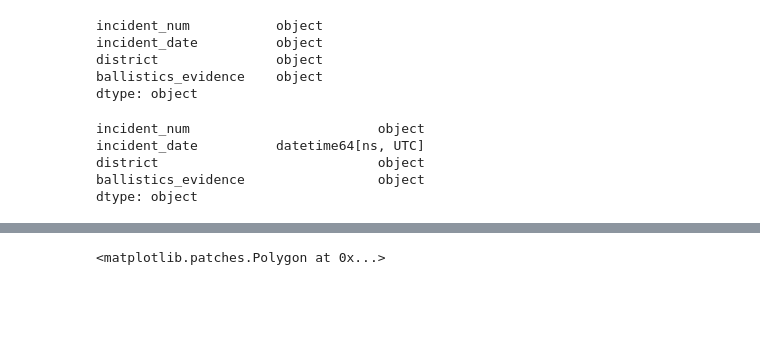
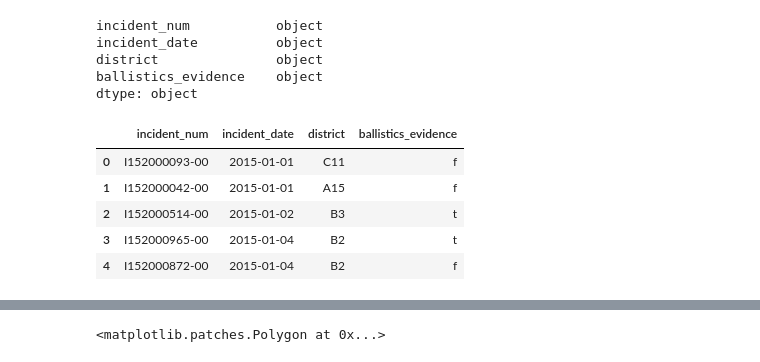
Before and after one commit to kammelCase/ShotsFiredBoston, a Jupyter notebook: ShotsFired_EDA.ipynb, the cells around one changed output, grey strips where cells are left out. Saved outputs shown, nothing was run; the diff lists cells and outputs as text; code cells hidden in the pictures; blank space fills up the shorter version.

```diff
--- a/ShotsFired_EDA.ipynb
+++ b/ShotsFired_EDA.ipynb
@@ -28,14 +28,18 @@ district               object
 ballistics_evidence    object
 dtype: object
 # %%
-# let's convert the date column to a datetime object
-data['incident_date'] = pd.to_datetime(data['incident_date'])
-data.dtypes
+# let's convert the date column to a datetime object that only displays year, month and day
+
+data['incident_date'] = pd.to_datetime(data['incident_date'], format='ISO8601')
+data['incident_date'] = data['incident_date'].dt.date
+data['incident_date'] = pd.to_datetime(data['incident_date'], format='%Y-%m-%d')
+data.head()
 # %% [output]
-incident_num                        object
-incident_date          datetime64[ns, UTC]
-district                            object
-ballistics_evidence                 object
-dtype: object
+|  | incident_num | incident_date | district | ballistics_evidence |
+| 0 | I152000093-00 | 2015-01-01 | C11 | f |
+| 1 | I152000042-00 | 2015-01-01 | A15 | f |
+| 2 | I152000514-00 | 2015-01-02 | B3 | t |
+| 3 | I152000965-00 | 2015-01-04 | B2 | t |
+| 4 | I152000872-00 | 2015-01-04 | B2 | f |
 # %%
 # let's convert the ballistics column to a boolean where t means True and f means False
```
Also changed, not shown: parts of 11 cells of this notebook, 1 other file.
